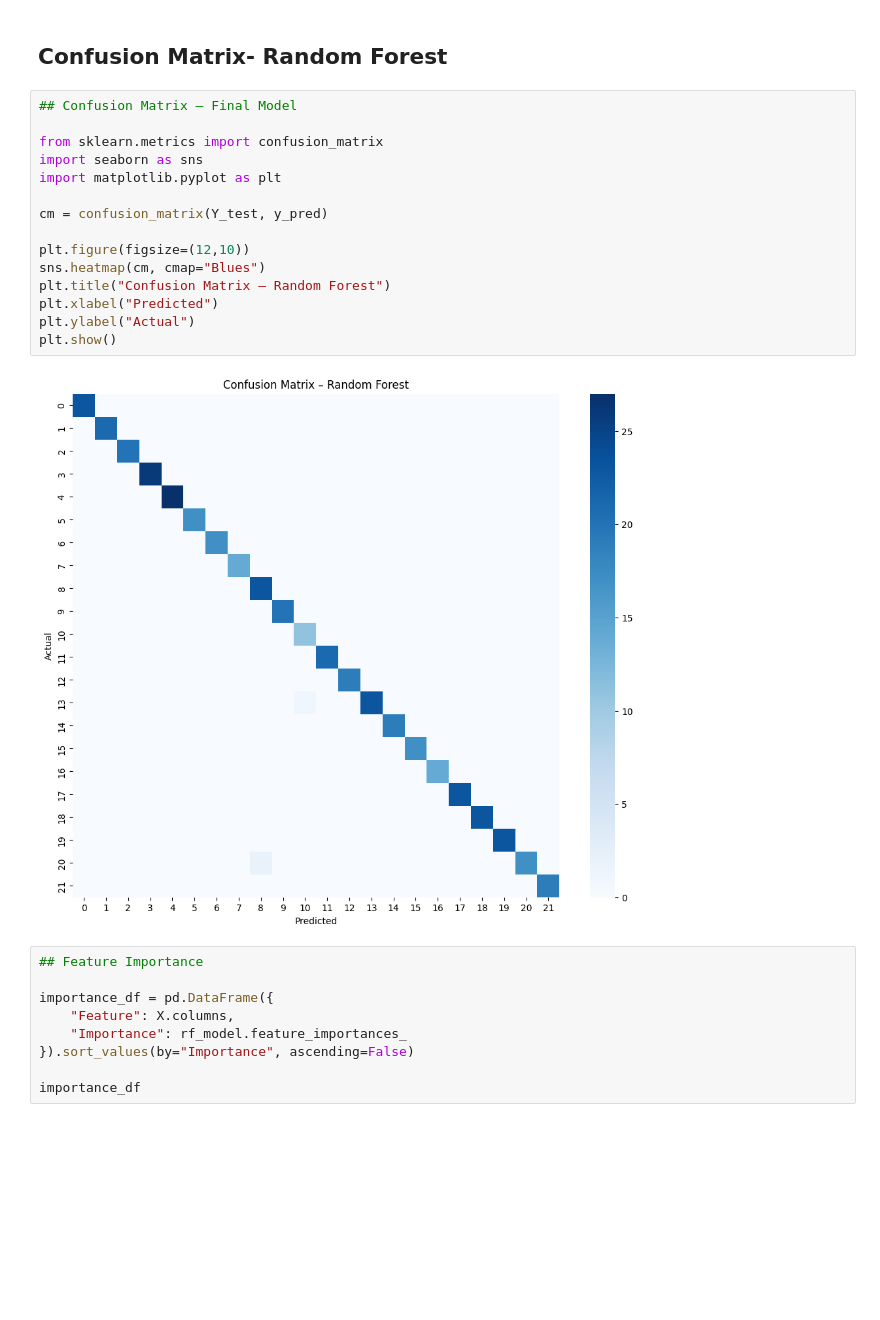
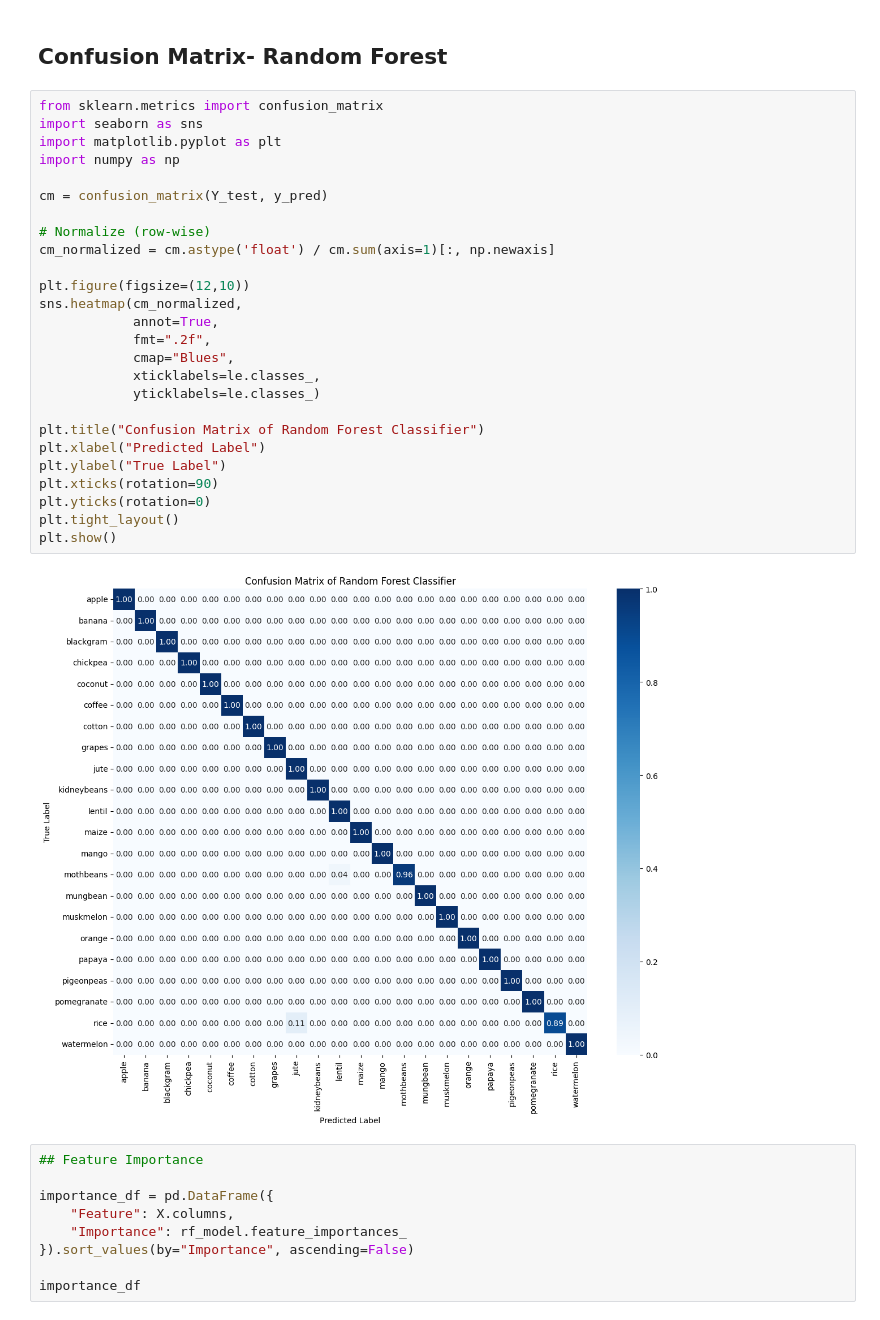
Before and after one commit to bhardwajamrit7/Crop_Advisory_system, a Jupyter notebook: notebooks/CropAdvisory.ipynb, the cells around one changed output. Cells and saved outputs as stored; diff of their text form; blank space fills up the shorter version.

```diff
--- a/notebooks/CropAdvisory.ipynb
+++ b/notebooks/CropAdvisory.ipynb
@@ -331,22 +303,33 @@ weighted avg       0.99      0.99      0.99       440
 # %% [markdown]
 ## Confusion Matrix- Random Forest
 # %%
-## Confusion Matrix – Final Model
-
 from sklearn.metrics import confusion_matrix
 import seaborn as sns
 import matplotlib.pyplot as plt
+import numpy as np
 
 cm = confusion_matrix(Y_test, y_pred)
 
+# Normalize (row-wise)
+cm_normalized = cm.astype('float') / cm.sum(axis=1)[:, np.newaxis]
+
 plt.figure(figsize=(12,10))
-sns.heatmap(cm, cmap="Blues")
-plt.title("Confusion Matrix – Random Forest")
-plt.xlabel("Predicted")
-plt.ylabel("Actual")
+sns.heatmap(cm_normalized,
+            annot=True,
+            fmt=".2f",
+            cmap="Blues",
+            xticklabels=le.classes_,
+            yticklabels=le.classes_)
+
+plt.title("Confusion Matrix of Random Forest Classifier")
+plt.xlabel("Predicted Label")
+plt.ylabel("True Label")
+plt.xticks(rotation=90)
+plt.yticks(rotation=0)
+plt.tight_layout()
 plt.show()
 # %% [output]
-[figure, old version]
+[figure, new version]
 # %%
 ## Feature Importance
 
```
Also changed, not shown: parts of 2 cells of this notebook, 5 other files.
